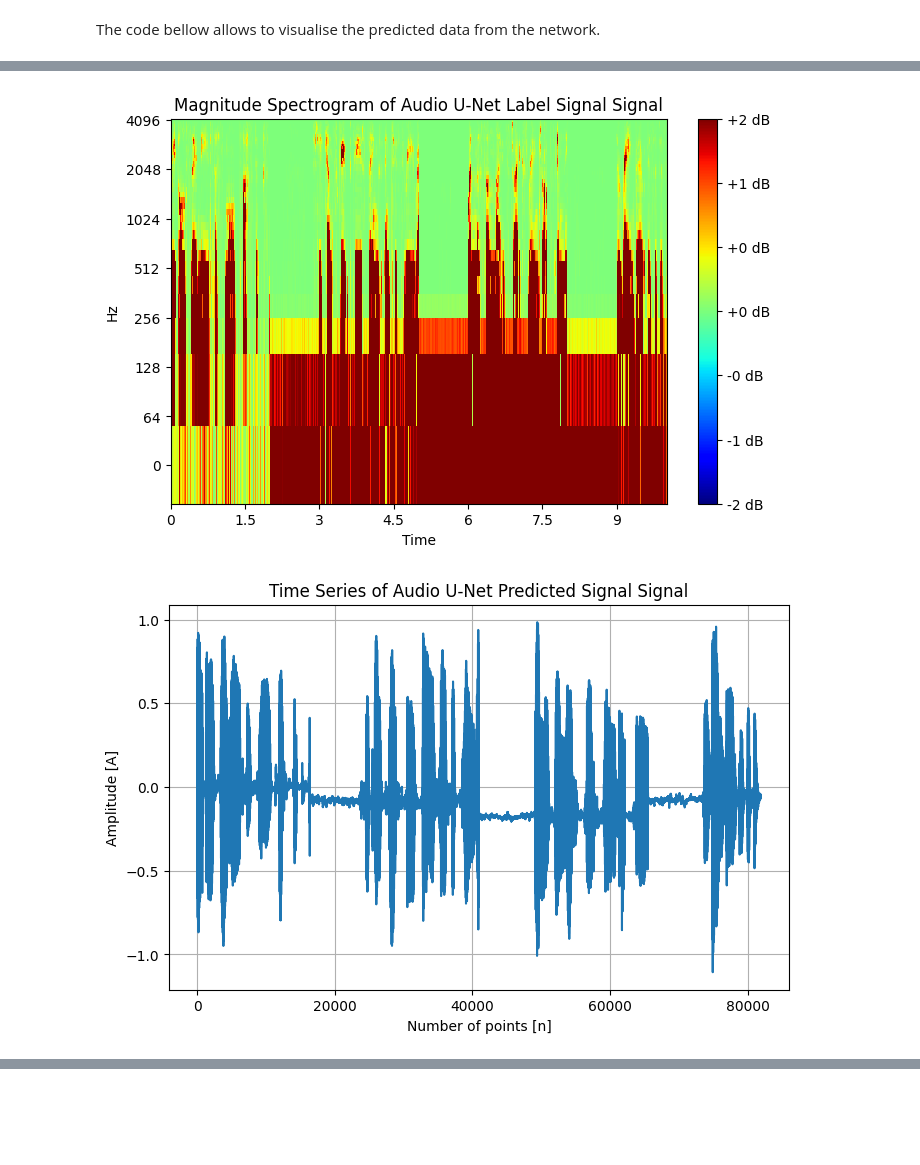
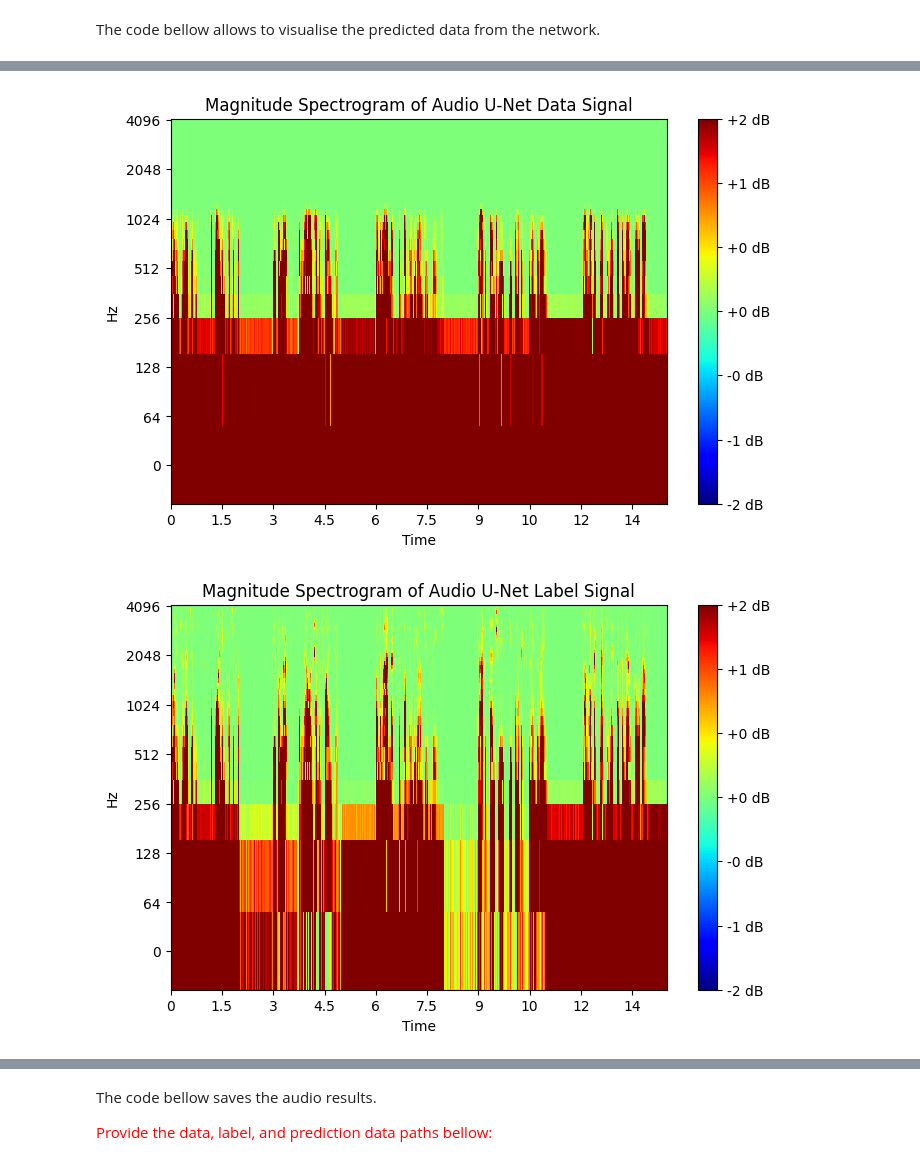
Before and after one commit to omkarpatil06/event_based_visual_microphone, a Jupyter notebook: bandwidth_extension/training_scripts/predict.ipynb, the cells around one changed output, grey strips where cells are left out. Drawn from its saved outputs; the diff is of its cells as text; code cells hidden in the pictures; blank space fills up the shorter version.

```diff
--- a/bandwidth_extension/training_scripts/predict.ipynb
+++ b/bandwidth_extension/training_scripts/predict.ipynb
@@ -17,8 +17,8 @@ The code bellow allows to compile the test dataset. For speech this is from a VC
 
 <span style="color:red"> Provide the file path to the label and data datasets: </span>
 # %%
-data_dataset_path = '/Volumes/Omkar 5T/audio_dataset/test_data/data.npy'
-label_dataset_path = '/Volumes/Omkar 5T/audio_dataset/test_label/label.npy'
+data_dataset_path = '/Volumes/Omkar 5T/audio_dataset/actual/training/data.npy'
+label_dataset_path = '/Volumes/Omkar 5T/audio_dataset/actual/training/label.npy'
 # %%
 X_test = np.load(data_dataset_path)
 X_test = X_test[:, :, np.newaxis]
@@ -29,12 +32,12 @@ y_test = y_test[:, :, np.newaxis]
 
 <span style="color:red"> Provide the trained weights path: </span>
 # %%
-weights_path = '/Users/omkarpatil/Documents/event_based_visual_microphone/bandwidth_extension/weights_file/model_5l.h5'
+weights_path = '/Users/omkarpatil/Documents/event_based_visual_microphone/bandwidth_extension/weights_file/aunet.h5'
 # %% [markdown]
 This code allows to load a trained network.
 # %%
-sample_data = X_test[500:520]
-sample_label = y_test[500:520]
+sample_data = X_test[530:559]
+sample_label = y_test[530:559]
 # %%
 audio_unet = au.AudioUNet().load(weights_path)
 sample_test = audio_unet.predict(sample_data)
@@ -45,8 +48,9 @@ The code bellow allows to visualise the predicted data from the network.
 # %%
 audio = np.squeeze(sample_test).flatten()
 
-us.show_spectrogram(audio, 8192, 80, 40, 'Audio U-Net Predicted Signal')
-us.show_spectrogram(np.squeeze(sample_label).flatten(), 8192, 80, 40, 'Audio U-Net Label Signal')
+us.show_spectrogram(audio, 8192, 80, 40, 'Audio U-Net Predicted')
+us.show_spectrogram(np.squeeze(sample_data).flatten(), 8192, 80, 40, 'Audio U-Net Data')
+us.show_spectrogram(np.squeeze(sample_label).flatten(), 8192, 80, 40, 'Audio U-Net Label')
 us.show_signal(audio, 'Audio U-Net Predicted Signal')
 uf.play_sound(audio.flatten(), 8192)
 # %% [output]
@@ -54,2 +58,2 @@ uf.play_sound(audio.flatten(), 8192)
-[figure, old version]
+[figure, new version]
-[figure, old version]
+[figure, new version]
@@ -55,0 +61,4 @@ uf.play_sound(audio.flatten(), 8192)
+# %% [markdown]
+The code bellow saves the audio results.
+
+<span style="color:red"> Provide the data, label, and prediction data paths bellow: </span>
```
Also changed, not shown: parts of 5 cells of this notebook, 5 other files.
